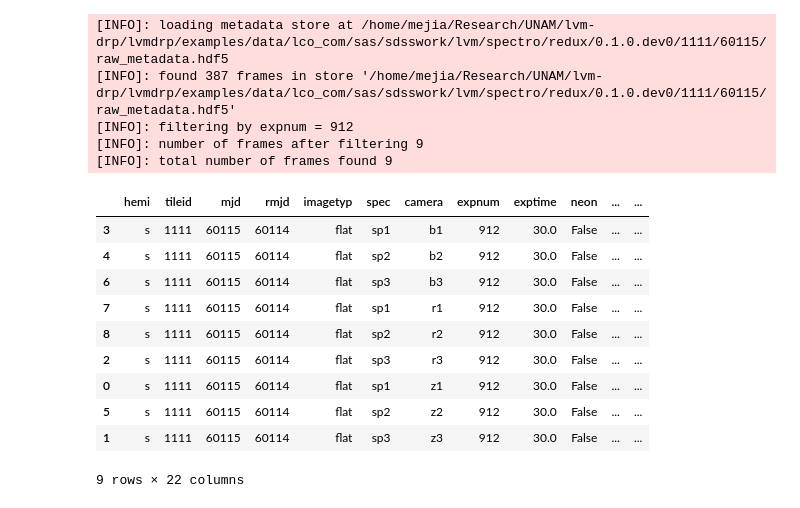
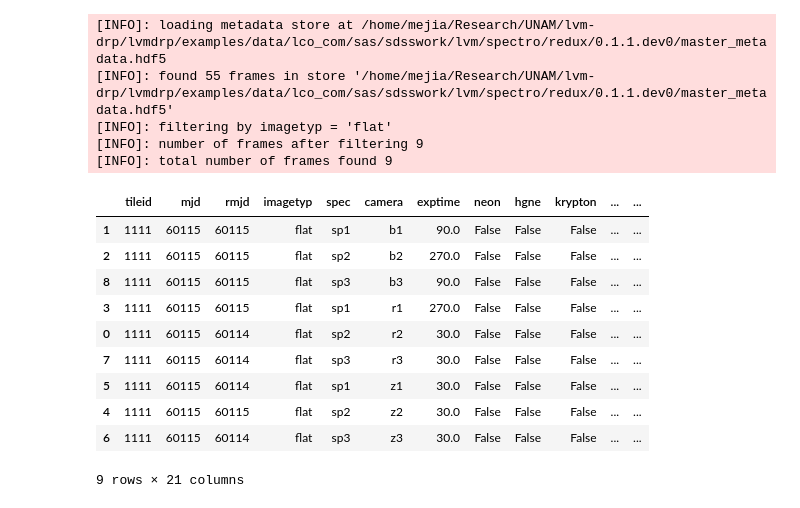
Before and after one commit to sdss/lvmdrp, a Jupyter notebook: examples/lco_com/traces.ipynb, the cells around one changed output. Cells and saved outputs as stored; diff of their text form; code cells hidden in the pictures.

```diff
--- a/examples/lco_com/traces.ipynb
+++ b/examples/lco_com/traces.ipynb
@@ -39,20 +44,21 @@ out_calib_path = os.path.join(output_path, "lvm-{mjd}-{kind}-{camera}-{exptime}.
 # %%
-metadata = md.get_metadata(kind="raw", tileid=1111, mjd=60115, expnum=912).sort_values(["camera", "expnum"])
-metadata
+masters_flat = md.get_metadata(kind="master", tileid=1111, mjd=60115, imagetyp="flat")
+masters_flat.sort_values("camera", inplace=True)
+masters_flat
 # %% [output]
-[INFO]: loading metadata store at /home/mejia/Research/UNAM/lvm-drp/lvmdrp/examples/data/lco_com/sas/sdsswork/lvm/spectro/redux/0.1.0.dev0/1111/60115/raw_metadata.hdf5
-[INFO]: found 387 frames in store '/home/mejia/Research/UNAM/lvm-drp/lvmdrp/examples/data/lco_com/sas/sdsswork/lvm/spectro/redux/0.1.0.dev0/1111/60115/raw_metadata.hdf5'
-[INFO]: filtering by expnum = 912
+[INFO]: loading metadata store at /home/mejia/Research/UNAM/lvm-drp/lvmdrp/examples/data/lco_com/sas/sdsswork/lvm/spectro/redux/0.1.1.dev0/master_metadata.hdf5
+[INFO]: found 55 frames in store '/home/mejia/Research/UNAM/lvm-drp/lvmdrp/examples/data/lco_com/sas/sdsswork/lvm/spectro/redux/0.1.1.dev0/master_metadata.hdf5'
+[INFO]: filtering by imagetyp = 'flat'
 [INFO]: number of frames after filtering 9
 [INFO]: total number of frames found 9
-|  | hemi | tileid | mjd | rmjd | imagetyp | spec | camera | expnum | exptime | neon | ... | ... |
-| 3 | s | 1111 | 60115 | 60114 | flat | sp1 | b1 | 912 | 30.0 | False | ... | ... |
-| 4 | s | 1111 | 60115 | 60114 | flat | sp2 | b2 | 912 | 30.0 | False | ... | ... |
-| 6 | s | 1111 | 60115 | 60114 | flat | sp3 | b3 | 912 | 30.0 | False | ... | ... |
-| 7 | s | 1111 | 60115 | 60114 | flat | sp1 | r1 | 912 | 30.0 | False | ... | ... |
-| 8 | s | 1111 | 60115 | 60114 | flat | sp2 | r2 | 912 | 30.0 | False | ... | ... |
-| 2 | s | 1111 | 60115 | 60114 | flat | sp3 | r3 | 912 | 30.0 | False | ... | ... |
-| 0 | s | 1111 | 60115 | 60114 | flat | sp1 | z1 | 912 | 30.0 | False | ... | ... |
-| 5 | s | 1111 | 60115 | 60114 | flat | sp2 | z2 | 912 | 30.0 | False | ... | ... |
-| 1 | s | 1111 | 60115 | 60114 | flat | sp3 | z3 | 912 | 30.0 | False | ... | ... |
+|  | tileid | mjd | rmjd | imagetyp | spec | camera | exptime | neon | hgne | krypton | ... | ... |
+| 1 | 1111 | 60115 | 60115 | flat | sp1 | b1 | 90.0 | False | False | False | ... | ... |
+| 2 | 1111 | 60115 | 60115 | flat | sp2 | b2 | 270.0 | False | False | False | ... | ... |
+| 8 | 1111 | 60115 | 60115 | flat | sp3 | b3 | 90.0 | False | False | False | ... | ... |
+| 3 | 1111 | 60115 | 60115 | flat | sp1 | r1 | 270.0 | False | False | False | ... | ... |
+| 0 | 1111 | 60115 | 60114 | flat | sp2 | r2 | 30.0 | False | False | False | ... | ... |
+| 7 | 1111 | 60115 | 60114 | flat | sp3 | r3 | 30.0 | False | False | False | ... | ... |
+| 5 | 1111 | 60115 | 60114 | flat | sp1 | z1 | 30.0 | False | False | False | ... | ... |
+| 4 | 1111 | 60115 | 60115 | flat | sp2 | z2 | 30.0 | False | False | False | ... | ... |
+| 6 | 1111 | 60115 | 60114 | flat | sp3 | z3 | 30.0 | False | False | False | ... | ... |
-9 rows × 22 columns
+9 rows × 21 columns
```
Also changed, not shown: parts of 20 cells of this notebook, 1 other file.
